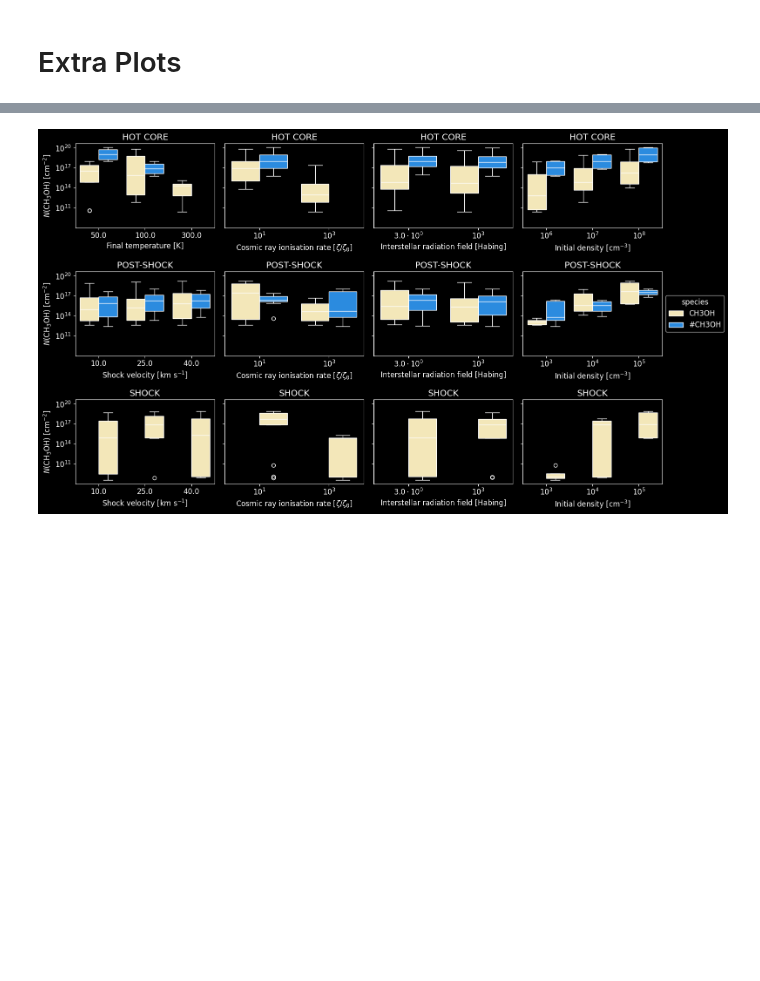
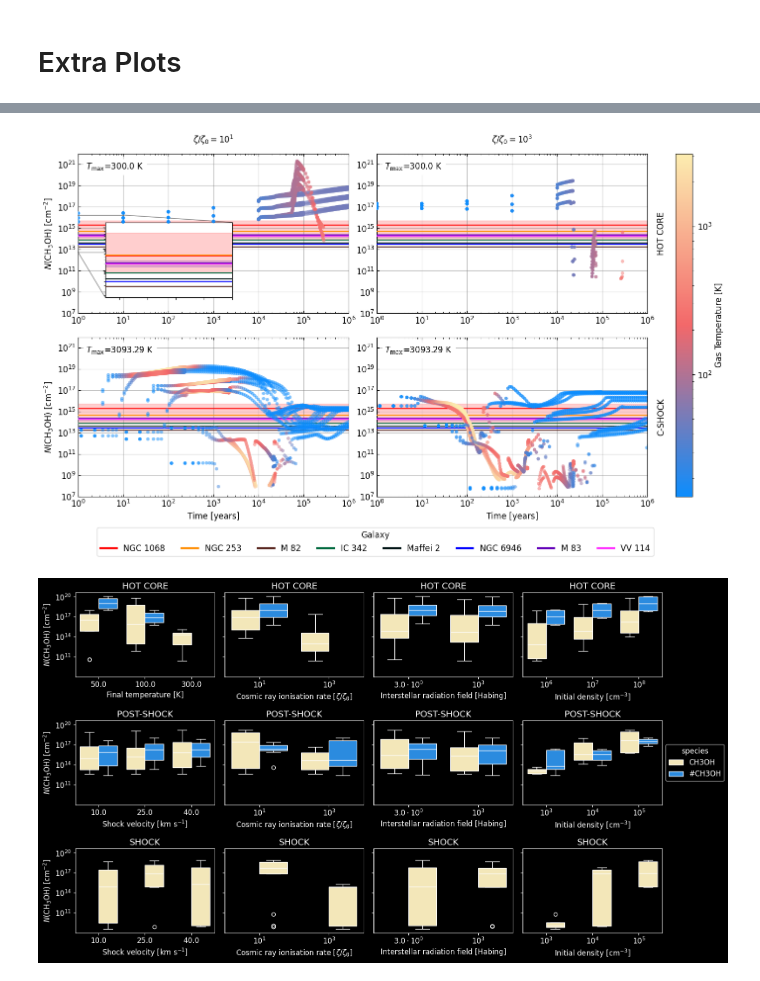
Before and after one commit to georgina-sampson/LEAPS-2024, a Jupyter notebook: CH3OH/plots.ipynb, the cells around one changed output, grey strips where cells are left out. Cells and saved outputs as stored; diff of their text form; code cells hidden in the pictures; blank space fills up the shorter version.

Commit message:
zoom in

```diff
--- a/CH3OH/plots.ipynb
+++ b/CH3OH/plots.ipynb
@@ -94,7 +94,7 @@ dfDicBox=[{constants.HOTCORE: hcdf}, {constants.SHOCK: shdf_tmax, 'moment': cons
 # Time Evolution
 # %%
 styleB={'sns': styleDictB, 'colores': ['#ffadad','#ffd6a5','#fdffb6','#caffbf','#9bf6ff','#a0c4ff','#bdb2ff','#ffc6ff'], 'bkgdcolor': 'black'}
-styleW={'sns': styleDictW, 'colores': ['#ff0a0a','#ff910a','#592720','#00693E','#001314','#0a68ff','#6200B8','#ff33ff'], 'bkgdcolor': 'white'}
+styleW={'sns': styleDictW, 'colores': ['#ff0a0a','#ff910a','#592720','#00693E','#001314','#0000FF','#6200B8','#ff33ff'], 'bkgdcolor': 'white'}
 # %%
 tdic={'Paper': 2*['Huang+2024','Hüttemeister+1997','Hüttemeister+1997','Hüttemeister+1997','Hüttemeister+1997','Hüttemeister+1997','Nakajima+2023','Nakajima+2023','Harada+2019','Harada+2019','Harada+2019','Saito+2016'],
       'Galaxy': 2*['NGC 1068','NGC 253','M 82','IC 342','Maffei 2','NGC 6946','NGC 1068','NGC 1068','M 83','M 83','M 83','VV 114'],
@@ -110,7 +110,7 @@ styleic, colores, bkgdcolor = styleW.values()
 for mom in range(2):
     sns.set_style(rc=styleic)
     fig = plt.figure(figsize=(16, 9))
-    gs = GridSpec(2, 2+1, figure=fig, width_ratios=2*[10]+[1],
+    gs = GridSpec(2, 2+1, figure=fig, width_ratios=2*[16]+[1],
                 wspace=0.15, hspace=0.15)
 
     norm = colors.LogNorm(vmin=dfDic[constants.SHOCK]['gasTemp'].min(), vmax=dfDic[constants.SHOCK]['gasTemp'].max())
@@ -269,3 +266,80 @@ for dic in dfDicBox:
 [figure]
 # %% [markdown]
 # Extra Plots
+# %%
+styleic, colores, bkgdcolor = styleW.values()
+
+sns.set_style(rc=styleic)
+fig = plt.figure(figsize=(16, 9))
+gs = GridSpec(2, 2+1, figure=fig, width_ratios=2*[16]+[1],
+              wspace=0.15, hspace=0.15)
+
+norm = colors.LogNorm(vmin=dfDic[constants.SHOCK]['gasTemp'].min(), vmax=dfDic[constants.SHOCK]['gasTemp'].max())
+cmap=sns.blend_palette(['#0d8dfd','#f3686a','#fcedb0'], as_cmap=True)
+
+for tipo, df in dfDic.items():
+    i = 0 if tipo == constants.HOTCORE else 1
+    for j, zeta in enumerate([10.0,1000.0]):
+        ax=fig.add_subplot(gs[i,j])
+        sns.scatterplot(data=df[df['zeta']==zeta], x='Time', y='N_CH3OH',
+                        hue='gasTemp', palette=cmap, hue_norm=norm,
+                        alpha=0.5, s=25,
+                        linewidth=0,
+                        ax=ax, zorder=10, legend=None)
+
+        sns.lineplot(data=obsDf, x='time', y='N',
+                    hue='Galaxy', palette=colores,
+                    errorbar=lambda x: (x.min(), x.max()),
+                    ax=ax, zorder=5, legend=None)
+
+        ax.grid(color='grey', alpha=0.5, zorder=2)
+        ax.set_xscale('log')
+        ax.set_yscale('log')
+        ax.set_xbound(1e0,1e6)
+        ax.set_ybound(1e7,1e22)
+        ax.tick_params(axis='both', which='both',direction='in', top=True)
+
+        ax.set_xlabel(r'Time [years]' if i==1 else None)
+        ax.set_ylabel(r'$N$(CH$_3$OH) [cm$^{-2}$]' if j==0 else None)
+
+        ax.text(x=0.03, y=0.95, s=r"$T_\mathrm{max}$"+f"={df[df['zeta']==zeta]['gasTemp'].max()} K",
+                backgroundcolor=bkgdcolor,
+                horizontalalignment='left',
+                verticalalignment='top',
+                transform=ax.transAxes)
+
+        if j==1:
+            ax.text(1.05, 0.5, tipo.upper() if tipo==constants.HOTCORE else tipo.upper().replace(' ', '-'),
+                    horizontalalignment='center',
+                    verticalalignment='center',
+                    rotation='vertical',
+                    transform=ax.transAxes)
+        if i==0:
+            ax.text(0.5, 1.05, r"$\zeta/\zeta_0=10^1$" if j==0 else r"$\zeta/\zeta_0=10^3$",
+                    horizontalalignment='center',
+                    verticalalignment='bottom',
+                transform=ax.transAxes)
+
+        if i==0 and j==0:
+            # inset Axes....
+            x1, x2, y1, y2 = 1e0, 1e1, 10**(np.log10(obsDf['N'].min())-0.5) , 10**(np.log10(obsDf['N'].max())+0.5)  # subregion of the original image
+            axins = ax.inset_axes([0.1, 0.1, 0.47, 0.47],
+                                  xlim=(x1, x2), ylim=(y1, y2),
+                                  xticklabels=[], yticklabels=[], ylabel=' ', xlabel=' ',
+                                  yscale='log')
+            sns.lineplot(data=obsDf, x='time', y='N',
+                        hue='Galaxy', palette=styleW['colores'],
+                        errorbar=lambda x: (x.min(), x.max()),
+                        ax=axins, zorder=5, legend=None)
+
+            ax.indicate_inset_zoom(axins, edgecolor="black")
+
+cax=fig.add_subplot(gs[:, -1])
+sm = plt.cm.ScalarMappable(cmap=cmap, norm=norm)
+sm.set_array([])
+fig.colorbar(sm, cax=cax, label='Gas Temperature [K]')
+
+galaxy_lines = [Line2D([0], [0], color=color, linewidth=3) for color in colores]
+fig.legend(galaxy_lines, [gal for gal in obsDf['Galaxy'].unique()], title='Galaxy', loc='upper center', bbox_to_anchor=(0.5,0.05), ncols=8)
+# plt.show()
+# %% [output]
@@ -272,3 +347,4 @@ for dic in dfDicBox:
+[figure, added]
 # %%
 def abunDf(df, cols=['runName', 'shockVel', 'Density', 'Time', 'cosmicRay','av', 'gasTemp', 'iDens', 'radfield','interstellarRad', 'zeta', 'moment']):
     testdf= pd.concat([df[cols+['N_CH3OH']], df[cols+['N_#CH3OH']]], ignore_index=True)
```
Also changed, not shown: parts of 2 cells of this notebook, 2 other files.
